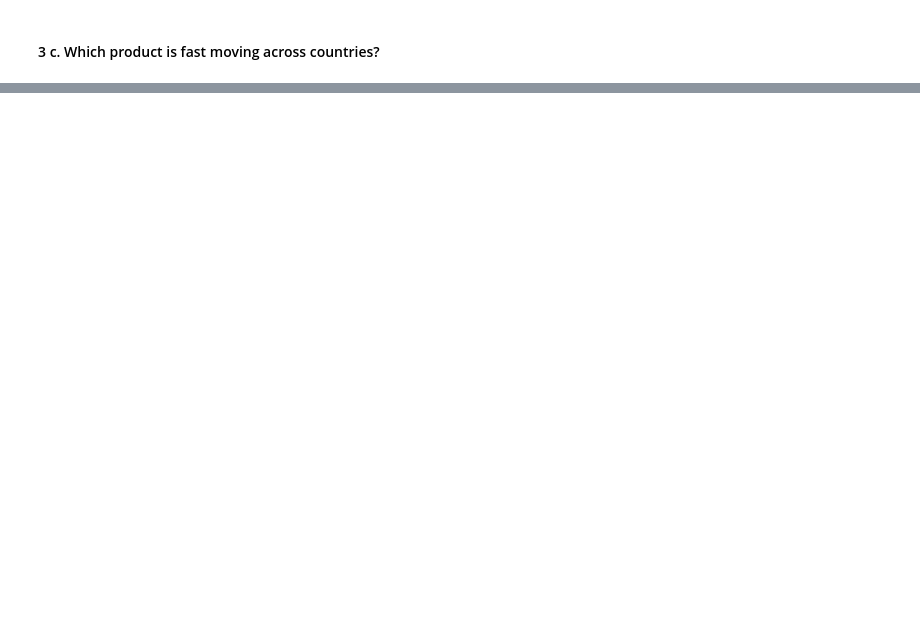
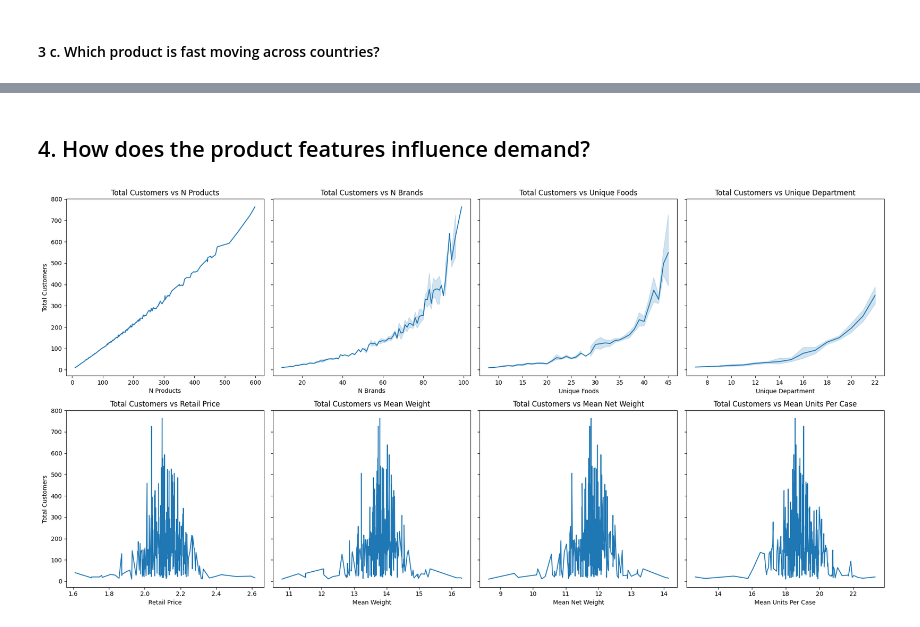
Before and after one commit to BenRoshan100/Customer-AcquisitionCost-Prediction, a Jupyter notebook: campaign_eda.ipynb, the cells around one changed output, grey strips where cells are left out. Drawn from its saved outputs; the diff is of its cells as text; code cells hidden in the pictures; blank space fills up the shorter version.

```diff
--- a/campaign_eda.ipynb
+++ b/campaign_eda.ipynb
@@ -346,0 +338,39 @@ plt.show()
+# %% [markdown]
+## 4. How does the product features influence demand? <br>
+# %%
+product_data = target_data.groupby(['promotion_id', 'store_id', 'cost']).agg(
+    total_customers=('customer_id', 'count'),
+    n_products=('product_id', 'nunique'),
+    n_brands=('brand_name', 'nunique'),
+    unique_foods=('food_category', 'nunique'),
+    unique_department=('food_department', 'nunique'),
+    retail_price=('SRP', 'mean'),
+    mean_weight=('gross_weight', 'mean'),
+    mean_net_weight=('net_weight', 'mean'),
+    mean_units_per_case=('units_per_case', 'mean')
+).reset_index()
+
+product_metrics=[
+    'n_products', 'n_brands', 'unique_foods',
+    'unique_department', 'retail_price', 'mean_weight',
+    'mean_net_weight', 'mean_units_per_case'
+]
+
+n_rows=2
+n_cols=4
+
+fig,axes=plt.subplots(n_rows,n_cols,figsize=(20,10),sharey=True)
+axes=axes.flatten()
+for i, metric in enumerate(product_metrics):
+    sns.lineplot(ax=axes[i],data=product_data,x=metric,y='total_customers')
+    axes[i].set_title(f'Total Customers vs {metric.replace("_"," ").title()}')
+    axes[i].set_xlabel(metric.replace("_"," ").title())
+    axes[i].set_ylabel('Total Customers')
+
+for j in range(i+1,len(axes)):
+    fig.delaxes(axes[j])
+
+plt.tight_layout()
+plt.show()
+# %% [output]
+[figure, added]
```
Also changed, not shown: parts of 5 cells of this notebook.
